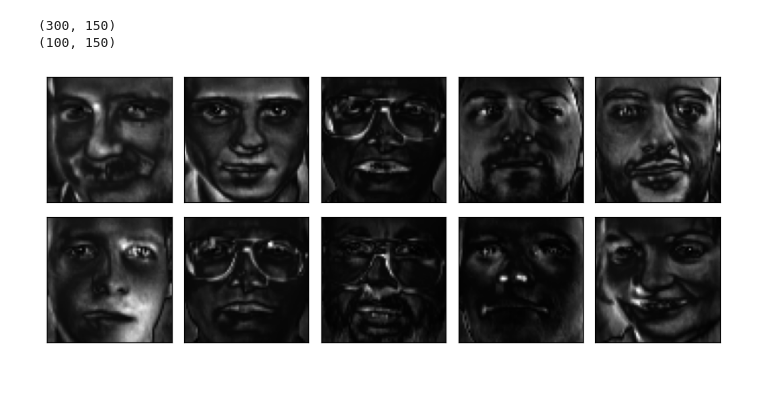
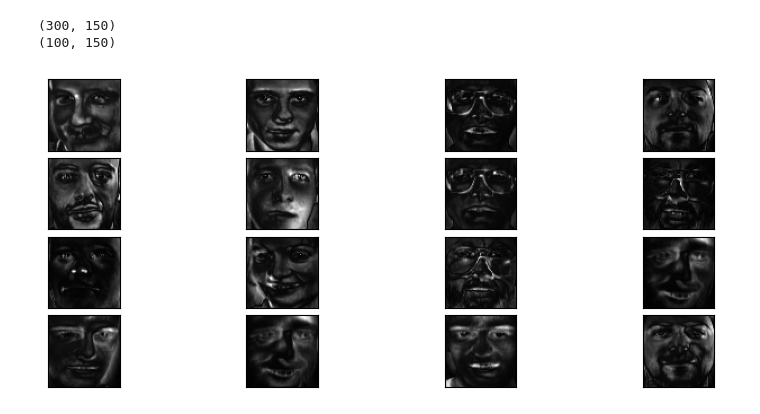
Before and after one commit to omar-adel1/Ellipse-Detection-Using-Hough-Transform, a Jupyter notebook: eigen_faces/yarab.ipynb, the cells around one changed output. Drawn from its saved outputs; the diff is of its cells as text; code cells hidden in the pictures; blank space fills up the shorter version.

```diff
--- a/eigen_faces/yarab.ipynb
+++ b/eigen_faces/yarab.ipynb
@@ -96,22 +96,22 @@ X_reconstructed = pca_inverse_transform(X_train_pca, top_k_eigenvectors, X_mean,
 # %%
 
 # Select the first 10 images from the array
-first_10_images = X_reconstructed[:10]
+first_10_images = X_reconstructed[:16]
 
-fig, axes = plt.subplots(2, 5, figsize=(10, 4),
+fig, axes = plt.subplots(4, 4, figsize=(10, 4),
                          subplot_kw={'xticks':[], 'yticks':[]},
                          gridspec_kw=dict(hspace=0.1, wspace=0.1))
 
 for i, ax in enumerate(axes.flat):
     # Reshape the image to its original 2D shape
     # Replace 'height' and 'width' with the actual dimensions of your images
     image_2D = first_10_images[i].reshape((h, w))
     image_2D_real = image_2D.real
 
 
     # Display the image
     ax.imshow(image_2D_real, cmap='gray')
 
 plt.show()
 # %% [output]
-[figure, old version]
+[figure, new version]
```
Also changed, not shown: 2 other files.
